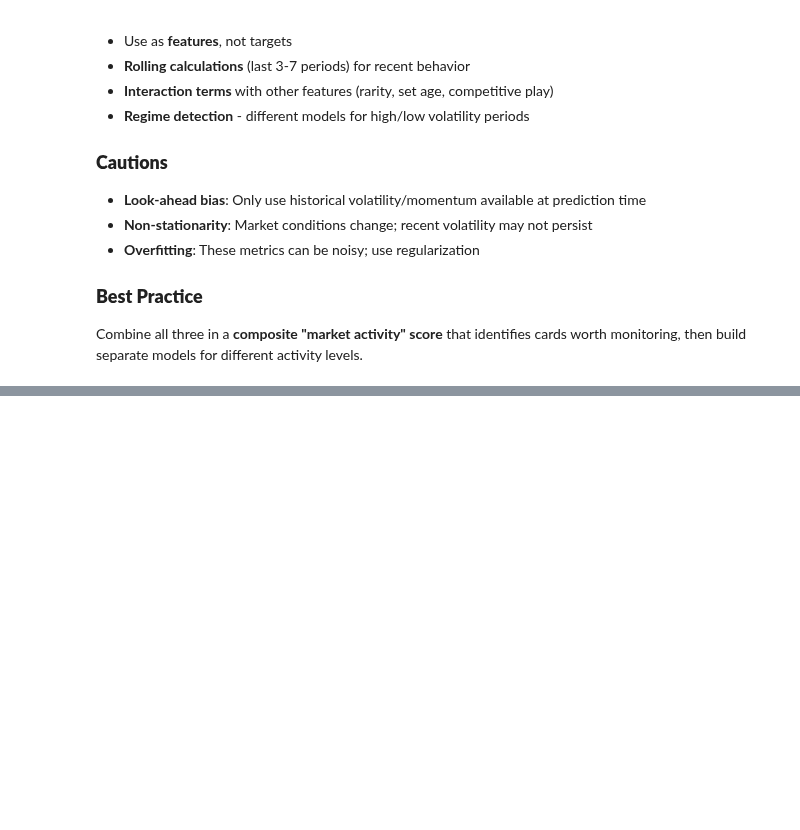
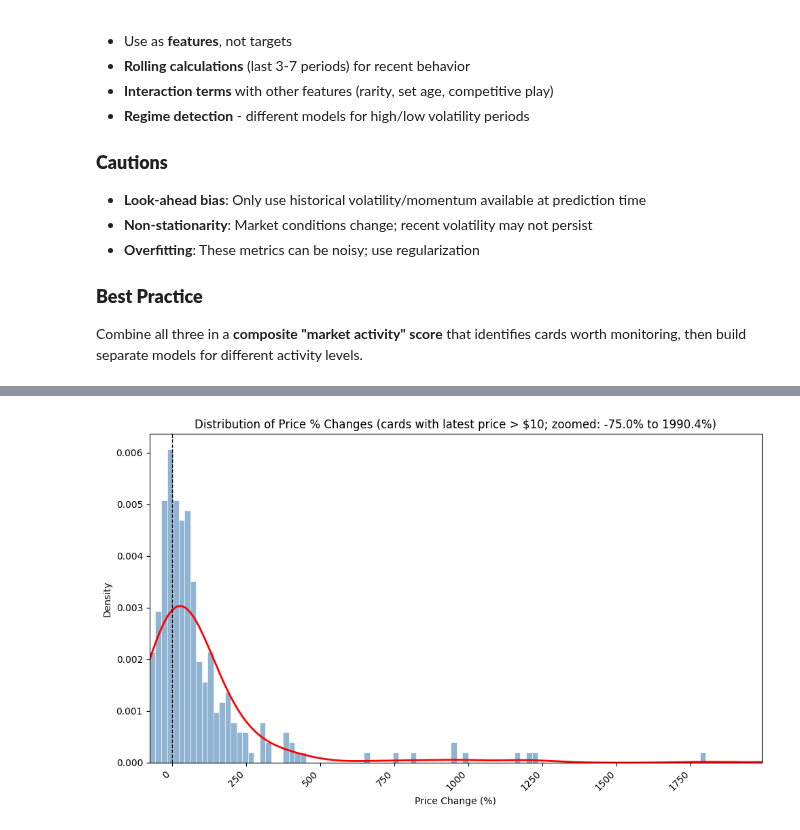
Before and after one commit to mlchrzan/Heart-of-the-Cards, a Jupyter notebook: Code/playground.ipynb, the cells around one changed output, grey strips where cells are left out. Drawn from its saved outputs; the diff is of its cells as text; code cells hidden in the pictures; blank space fills up the shorter version.

```diff
--- a/Code/playground.ipynb
+++ b/Code/playground.ipynb
@@ -701,0 +812,52 @@ Combine all three in a **composite "market activity" score** that identifies car
+# %%
+import seaborn as sns
+import matplotlib.pyplot as plt
+
+# Filter price_changes to cards whose latest price > $5 and plot zoomed distribution of percent changes
+# (uses existing variables: price_changes (polars), pd, np)
+
+# Convert filtered price_changes to pandas
+high_price_pc = price_changes.filter(pl.col('latest_price') > 5).select(['price_change', 'pct_change']).to_pandas()
+
+# Check for empty result
+if high_price_pc.empty:
+    print("No cards with latest_price > $5 found.")
+else:
+    # Clean and prepare percent-change column (as percent)
+    high_price_pc = high_price_pc.replace([np.inf, -np.inf], np.nan).dropna(subset=['pct_change'])
+    high_price_pc['pct_change_pct'] = high_price_pc['pct_change'] * 100
+
+    # Compute robust zoom bounds (0.5%–99.5% quantiles) to focus on bulk of distribution
+    low_pct_hp = high_price_pc['pct_change_pct'].quantile(0.005)
+    high_pct_hp = high_price_pc['pct_change_pct'].quantile(0.995)
+
+    # Create zoomed-in histogram + density for high-price cards using seaborn
+    fig, ax = plt.subplots(figsize=(10, 6))
+
+    # Create histogram with density
+    sns.histplot(data=high_price_pc, x='pct_change_pct', bins=120,
+                 stat='density', color='steelblue', alpha=0.6,
+                 edgecolor='white', ax=ax)
+
+    # Add KDE (density curve)
+    sns.kdeplot(data=high_price_pc, x='pct_change_pct',
+                color='red', linewidth=2, ax=ax)
+
+    # Add vertical line at 0
+    ax.axvline(x=0, linestyle='--', color='black', linewidth=1)
+
+    # Set x-axis limits
+    ax.set_xlim(low_pct_hp, high_pct_hp)
+
+    # Labels and title
+    ax.set_xlabel('Price Change (%)')
+    ax.set_ylabel('Density')
+    ax.set_title(f'Distribution of Price % Changes (cards with latest price > $10; zoomed: {low_pct_hp:.1f}% to {high_pct_hp:.1f}%)')
+
+    # Rotate x-axis labels
+    plt.xticks(rotation=45, ha='right')
+
+    plt.tight_layout()
+    plt.show()
+# %% [output]
+[figure, added]
```
Also changed, not shown: parts of 7 cells of this notebook, 2 other files.
